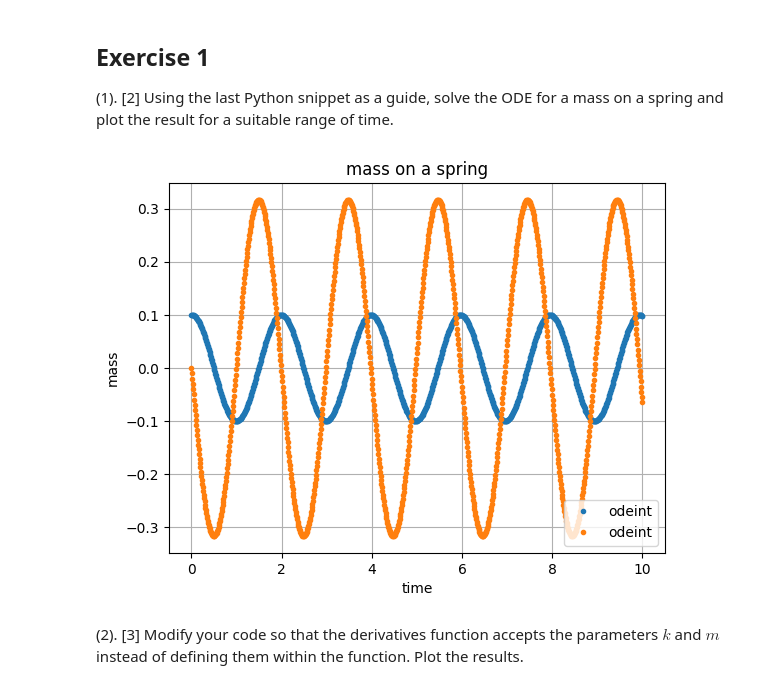
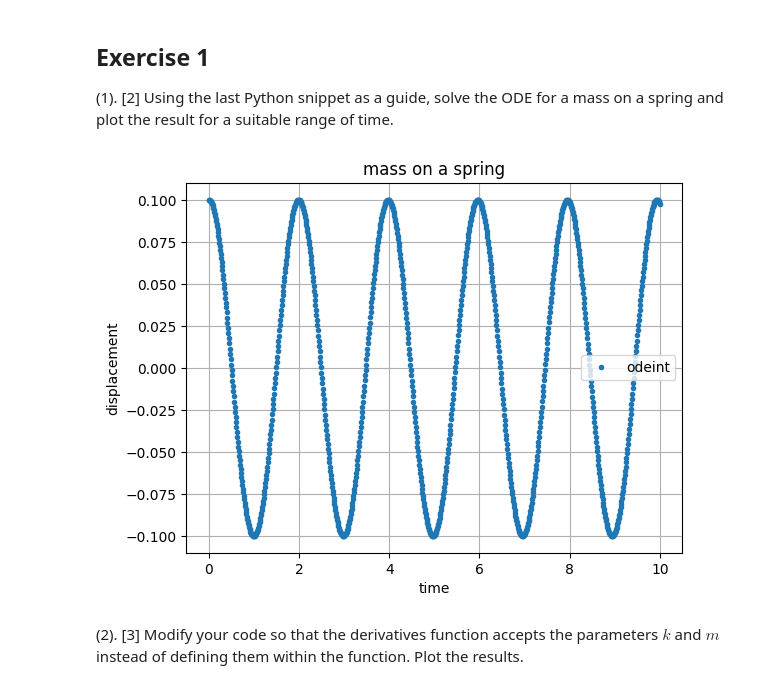
Before and after one commit to PX2145-2025/week-8-b-oshea-maisie, a Jupyter notebook: odes.ipynb, the cells around one changed output. Cells and saved outputs as stored; diff of their text form; code cells hidden in the pictures.

```diff
--- a/odes.ipynb
+++ b/odes.ipynb
@@ -191,29 +191,30 @@ This must be marked before you leave the lab. Mark weighting is in brackets. **S
 
  (1). [2] Using the last Python snippet as a guide, solve the ODE for a mass on a spring and plot the result for a suitable range of time.
 # %%
-npts = 1000 # Number of points
-tmax = 10 # Maximum time
+npts = 1000
+tmax = 10
 
-# setting up the time array:
+#set up time array and define fuction
 t = np.linspace(0.0, tmax, npts)
 
-def f(y, t): # return derivatives of the array y
+def f(y, t):
     k = 10.0
     m = 1.0
-    return [ y[1], # the first equation dy[0]/dt
-            -(k/m)*y[0] # the second equation dy[1]/dt
+    return [ y[1],
+            -(k/m)*y[0]
            ]
 
-yinit = [0.1, 0] # TWO initial values, y and y'
+yinit = [0.1, 0]
 y = odeint(f, yinit , t)
 
-plt.plot(t, y,'.',label='odeint')
+#plot
+plt.plot(t, y[:,0],'.',label='odeint')
 plt.xlabel('time')
-plt.ylabel('mass')
+plt.ylabel('displacement')
 plt.title('mass on a spring')
 plt.legend()
 plt.grid()
 # %% [output]
-[figure, old version]
+[figure, new version]
 # %% [markdown]
  (2). [3] Modify your code so that the derivatives function accepts the parameters $k$ and $m$ instead of defining them within the function. Plot the results.
```
Also changed, not shown: parts of 4 cells of this notebook.
